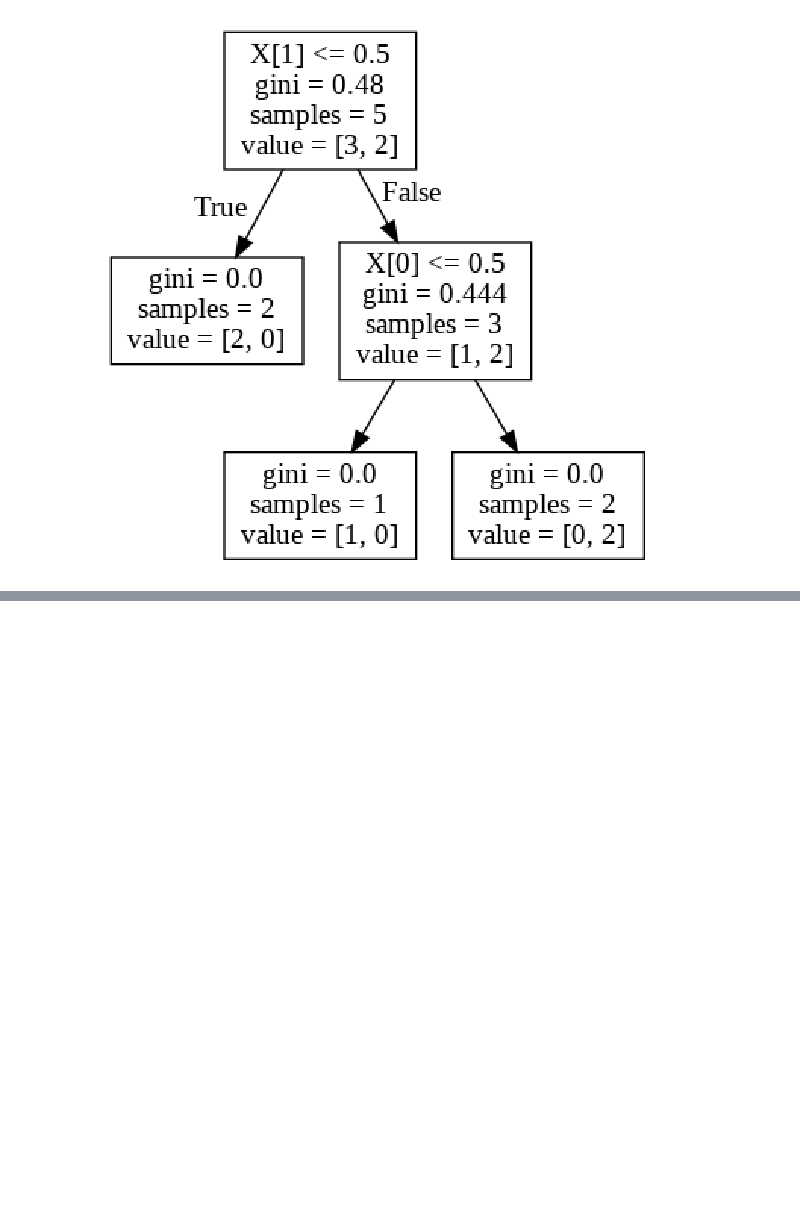
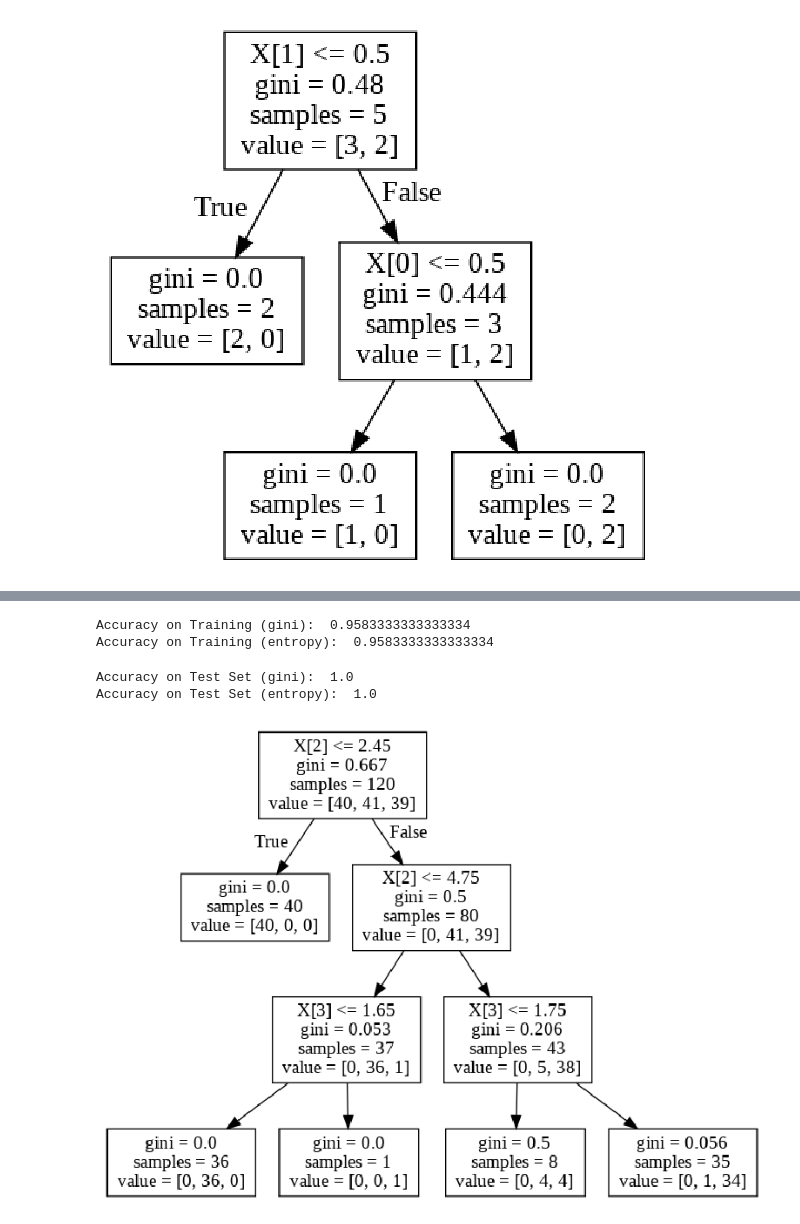
Before and after one commit to everestso/Fall21Spring22, a Jupyter notebook: s21DecisionTrees.ipynb, the cells around one changed output, grey strips where cells are left out. Saved outputs shown, nothing was run; the diff lists cells and outputs as text; code cells hidden in the pictures; blank space fills up the shorter version.

```diff
--- a/s21DecisionTrees.ipynb
+++ b/s21DecisionTrees.ipynb
@@ -74,0 +77,10 @@ plt.show()
+# %%
+# load data
+iris = load_iris()
+print( iris.data.shape )
+
+df = pd.DataFrame(iris['data'], columns=iris['feature_names'])
+df['target'] = iris['target']
+
+print(df.describe())
+print(df.head(4))
@@ -74,0 +107,8 @@ plt.show()
+# %%
+from sklearn.model_selection import train_test_split
+
+train_set, test_set = train_test_split(df, test_size=0.2, random_state=42)
+
+print(train_set.describe())
+print( "\nTraining Percentages:\n" )
+print(train_set.count()/df.count())
@@ -74,0 +136,41 @@ plt.show()
+# %%
+X = train_set.drop("target", axis=1) # drop labels for training set
+Y = train_set['target'].copy()
+
+classifier1 = DecisionTreeClassifier(max_depth=3, criterion="gini")
+classifier2 = DecisionTreeClassifier(max_depth=3, criterion="entropy")
+classifier1.fit(X,Y)
+y_pred1 = classifier1.predict(X)
+print ("Accuracy on Training (gini): ",sum(y_pred1==Y)/len(Y))
+
+classifier2.fit(X,Y)
+y_pred2 = classifier2.predict(X)
+print ("Accuracy on Training (entropy): ",sum(y_pred2==Y)/len(Y))
+# %% [output]
+Accuracy on Training (gini):  0.9583333333333334
+Accuracy on Training (entropy):  0.9583333333333334
+# %%
+X = test_set.drop("target", axis=1) # drop labels for training set
+Y = test_set['target'].copy()
+
+y_pred1 = classifier1.predict(X)
+print ("Accuracy on Test Set (gini): ",sum(y_pred1==Y)/len(Y))
+y_pred2 = classifier2.predict(X)
+print ("Accuracy on Test Set (entropy): ",sum(y_pred2==Y)/len(Y))
+# %% [output]
+Accuracy on Test Set (gini):  1.0
+Accuracy on Test Set (entropy):  1.0
+# %%
+dotfile = open("dtree2.dot", 'w')
+tree.export_graphviz(classifier1, out_file = dotfile)
+dotfile.close()
+graph = pydotplus.graph_from_dot_file("dtree2.dot")
+graph.write_png('test.png')
+img=mpimg.imread('test.png')
+fig = plt.figure(figsize=(30, 10))
+plt.axis("off")
+plt.imshow(img, cmap = plt.cm.binary,
+           interpolation="nearest")
+plt.show()
+# %% [output]
+[figure, added]
```
Also changed, not shown: parts of 6 cells of this notebook.
